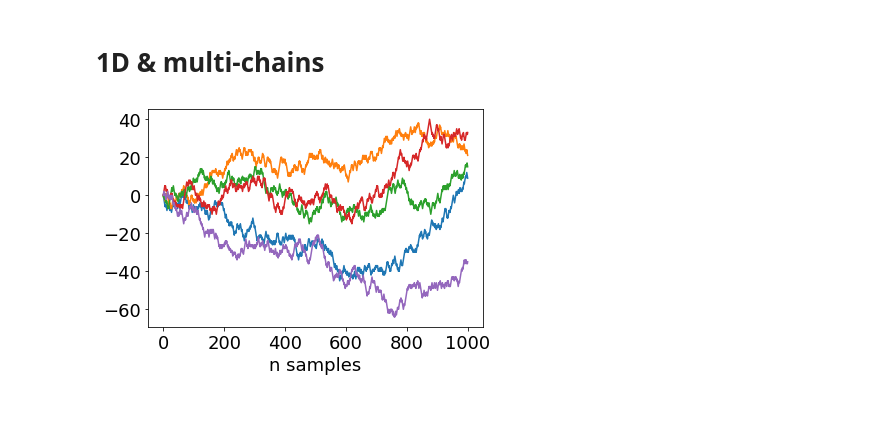
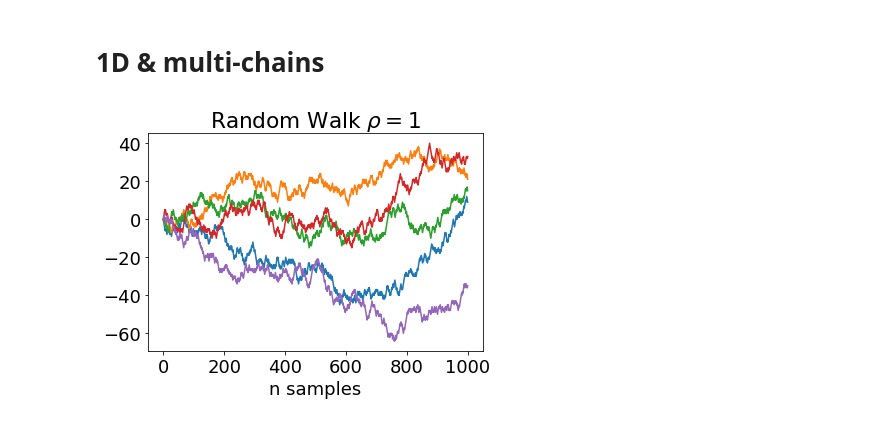
Before and after one commit to jecampagne/cours_mallat_cdf, a Jupyter notebook: cours2023/randomwalk.ipynb, the cells around one changed output. Drawn from its saved outputs; the diff is of its cells as text; code cells hidden in the pictures.

```diff
--- a/cours2023/randomwalk.ipynb
+++ b/cours2023/randomwalk.ipynb
@@ -42,49 +42,50 @@ plt.plot(res)
 # %% [markdown]
 # 1D & multi-chains
 # %%
-@jit
-def update(rng_key, position):
+#@partial(jit, static_argnums=(2,))
+def update(rng_key, position, rho):
   key, subkey = jax.random.split(rng_key)
   move_proposals = 2.*jax.random.bernoulli(key)-1.
-  proposal = position + move_proposals
+  proposal = rho*position + move_proposals
   return proposal
 
 
-@partial(jit, static_argnums=(1,))
-def sampler(rng_key, n_samples, initial_position):
+#@partial(jit, static_argnums=(1,2))
+def sampler(rng_key, n_samples, rho, initial_position):
 
   def _update(i, state):
-        key, positions = state
+        key, positions, rho = state
         _, key = jax.random.split(key)
-        new_position = update(key, positions[i-1])
+        new_position = update(key, positions[i-1], rho)
         positions=positions.at[i].set(new_position)
-        return (key, positions)
+        return (key, positions, rho)
 
   # all positions structure should be set before lax.fori_loop
   all_positions = jnp.zeros((n_samples,initial_position.shape[0]))  # 1 chain for each vmap call
 
-  initial_state = (rng_key,all_positions)
-  rng_key, all_positions = jax.lax.fori_loop(1, n_samples,
+  initial_state = (rng_key,all_positions, rho)
+  _, all_positions, _ = jax.lax.fori_loop(1, n_samples,
                                                  _update,
                                                  initial_state)
   return all_positions
+
+
+run_mc= vmap(sampler, in_axes=(0, None, None, 1), out_axes=0)
 # %%
 n_chains = 5       # nomber of chains
 n_dim = 1          # dimensionality
 n_samples = 1000   # number of samples per chain
 
+
+rho = 1
 rng_key = jax.random.PRNGKey(42)
-
 rng_keys = jax.random.split(rng_key, n_chains)
 initial_position = jnp.zeros((n_dim, n_chains))
+all_positions = run_mc(rng_keys, n_samples,  rho, initial_position)
+all_positions = all_positions.squeeze()
 
-run_mc= vmap(sampler, in_axes=(0, None, 1), out_axes=0)
-
-all_positions = run_mc(rng_keys, n_samples,  initial_position)
-
-all_positions = all_positions.squeeze()
+plt.plot(all_positions.T);
+plt.xlabel("n samples");
+plt.title(fr"Random Walk $\rho={rho}$");
+# %% [output]
+[figure, added]
-# %%
-plt.plot(all_positions.T);
-plt.xlabel("n samples");
-# %% [output]
-[figure, removed]
```
Also changed, not shown: parts of 2 cells of this notebook.
